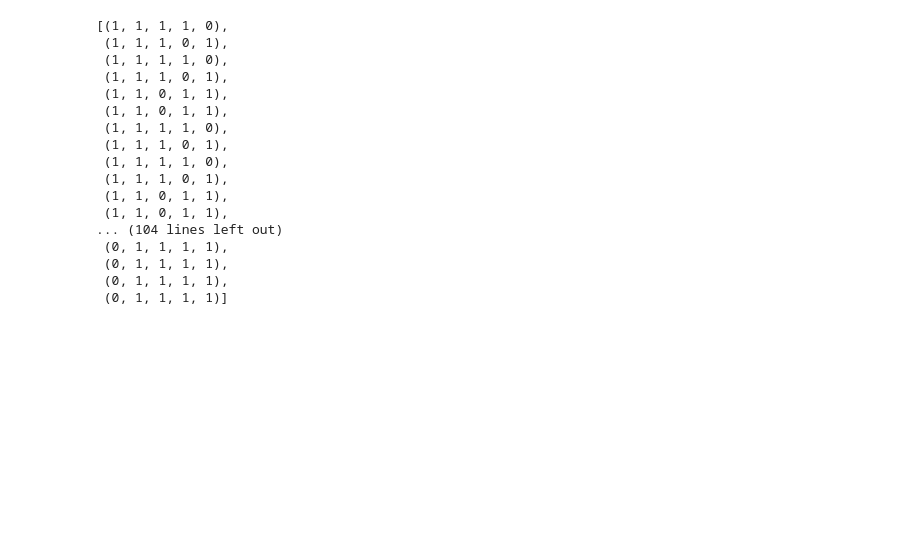
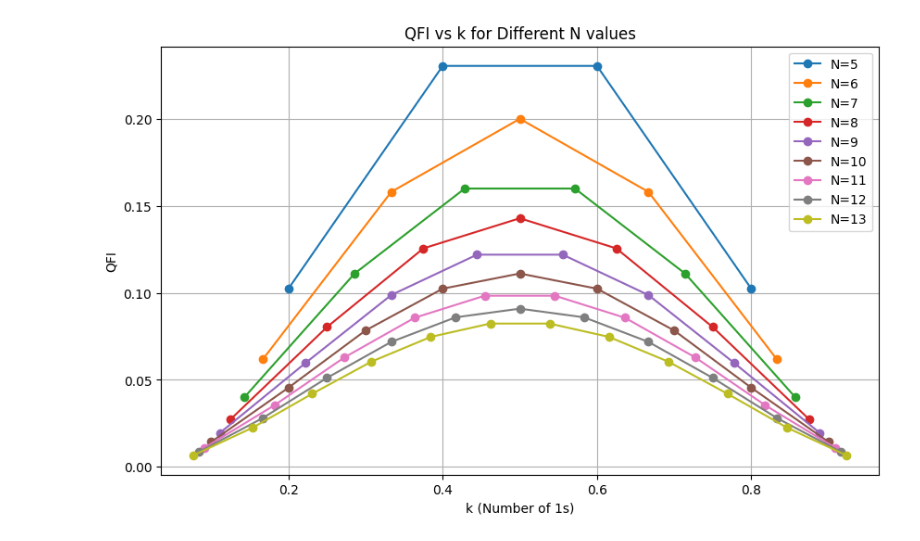
Before and after one commit to adlantz/FairSampling, a Jupyter notebook: exploration_notebooks/large_N/dicke_state.ipynb, the cells around one changed output. Saved outputs shown, nothing was run; the diff lists cells and outputs as text; code cells hidden in the pictures; blank space fills up the shorter version.

```diff
--- a/exploration_notebooks/large_N/dicke_state.ipynb
+++ b/exploration_notebooks/large_N/dicke_state.ipynb
@@ -3,30 +0,0 @@ import itertools as it
-# %%
-
-def dicke_state_list(N,k):
-
-    initial = [1] * k + [0] * (N-k)
-
-    return list(it.permutations(initial))
-
-
-l = dicke_state_list(5,4)
-# %%
-l
-# %% [output]
-[(1, 1, 1, 1, 0),
- (1, 1, 1, 0, 1),
- (1, 1, 1, 1, 0),
- (1, 1, 1, 0, 1),
- (1, 1, 0, 1, 1),
- (1, 1, 0, 1, 1),
- (1, 1, 1, 1, 0),
- (1, 1, 1, 0, 1),
- (1, 1, 1, 1, 0),
- (1, 1, 1, 0, 1),
- (1, 1, 0, 1, 1),
- (1, 1, 0, 1, 1),
-... (104 lines left out)
- (0, 1, 1, 1, 1),
- (0, 1, 1, 1, 1),
- (0, 1, 1, 1, 1),
- (0, 1, 1, 1, 1)]
@@ -32,0 +80,30 @@ l
+# %%
+N_values = range(5, 14)
+
+plt.figure(figsize=(10, 6))
+
+for N in N_values:
+    data = []
+
+    for k in range(1, N):
+
+        gs_array = dicke_state_list(N, k)
+        degeneracy = len(gs_array)
+
+        _, hd_matrix, _ = calculate_hamming_distances(gs_array, degeneracy)
+
+        qfi = compute_QFI(hd_matrix, N, degeneracy)
+        data.append(qfi)
+
+    x_values = [i/N for i in range(1, N) ]# k values
+    plt.plot(x_values, data, marker='o', linestyle='-', label=f"N={N}")
+
+plt.xlabel("k (Number of 1s)")
+plt.ylabel("QFI")
+plt.title("QFI vs k for Different N values")
+plt.grid(True)
+plt.legend()
+
+plt.show()
+# %% [output]
+[figure, added]
```
Also changed, not shown: parts of 17 cells of this notebook, 4 other files.
